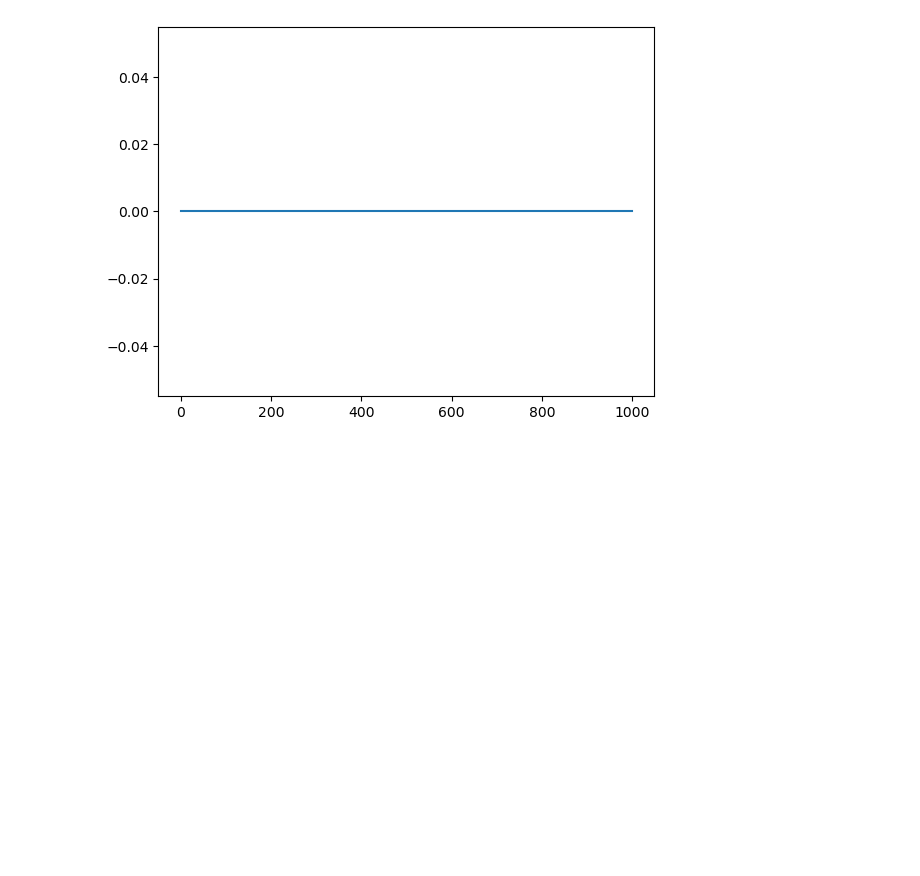
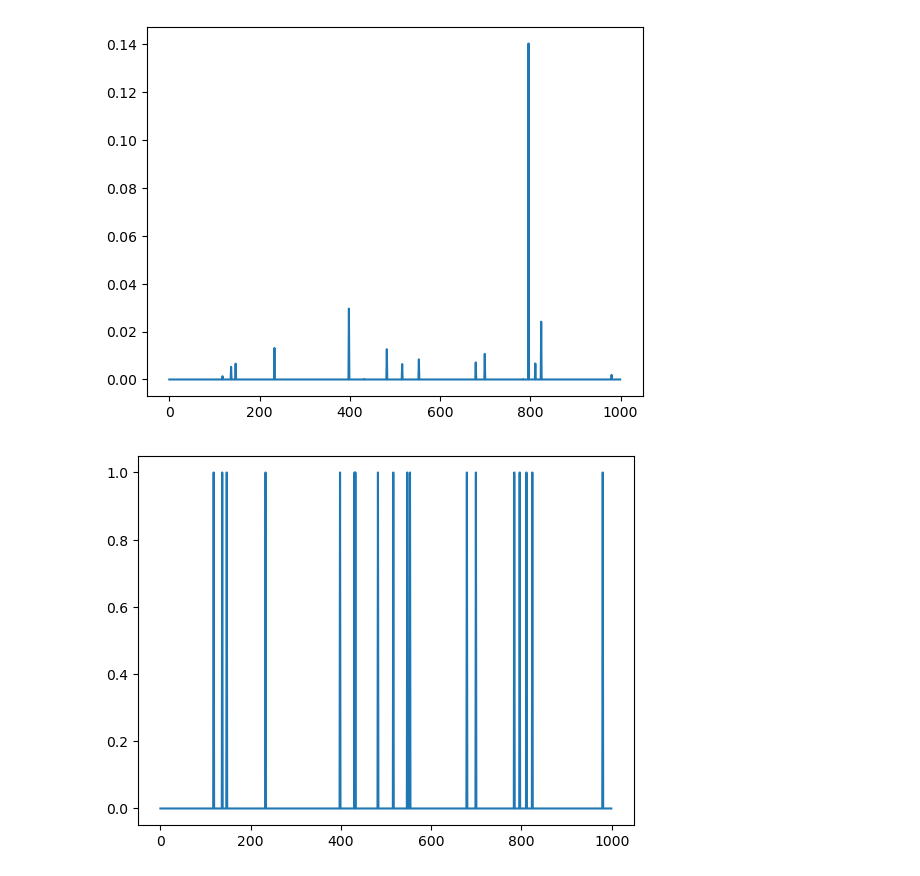
Before and after one commit to evanyeh5118/diffusion_resource_schduling_intra_slice, a Jupyter notebook: demo03b_eval_diffusionQ.ipynb, the cells around one changed output. Drawn from its saved outputs; the diff is of its cells as text; code cells hidden in the pictures; blank space fills up the shorter version.

```diff
--- a/demo03b_eval_diffusionQ.ipynb
+++ b/demo03b_eval_diffusionQ.ipynb
@@ -75,17 +75,18 @@ Avg Reward DiffusionQ: 0.006143734532130063
 # %%
-def _preprocess_reward(reward, action, bandwidth):
+def check_constraint_violation(action, bandwidth):
     w, r, _, alpha = zip(*action)
     w, r, alpha = np.array(w), np.array(r), np.array(alpha)
     cost = np.sum(w * r, axis=1)
     excess  = cost - alpha * bandwidth
     penalty = (np.maximum(excess, 0.0)/bandwidth)**2
-    #--------------------------
-    R = 1.0-np.array(reward) - penalty
-    return R, penalty
+    violate = excess > 0.0
+    return penalty, violate
 
-
-R, penalty =  _preprocess_reward(evalResult['rewardRecord'], evalResult['actionsRecord'], envParams['B'])
+penalty, violate = check_constraint_violation(evalResult['actionsRecord'], envParams['B'])
 plt.plot(penalty)
 plt.show()
+plt.plot(violate)
+plt.show()
 # %% [output]
-[figure, old version]
+[figure, new version]
+[figure, added]
```
Also changed, not shown: parts of 2 cells of this notebook, 6 other files.
